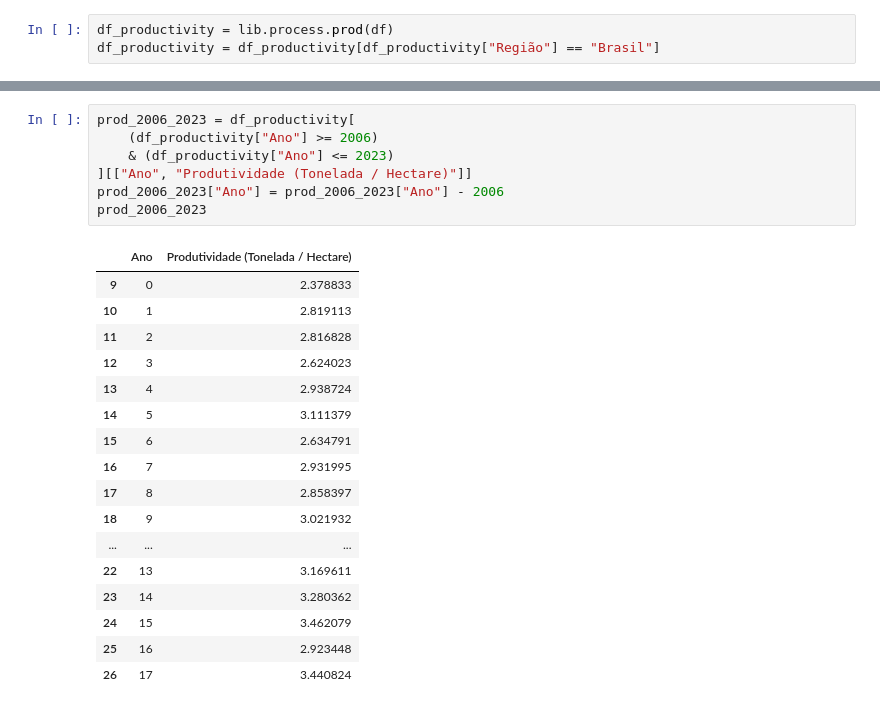
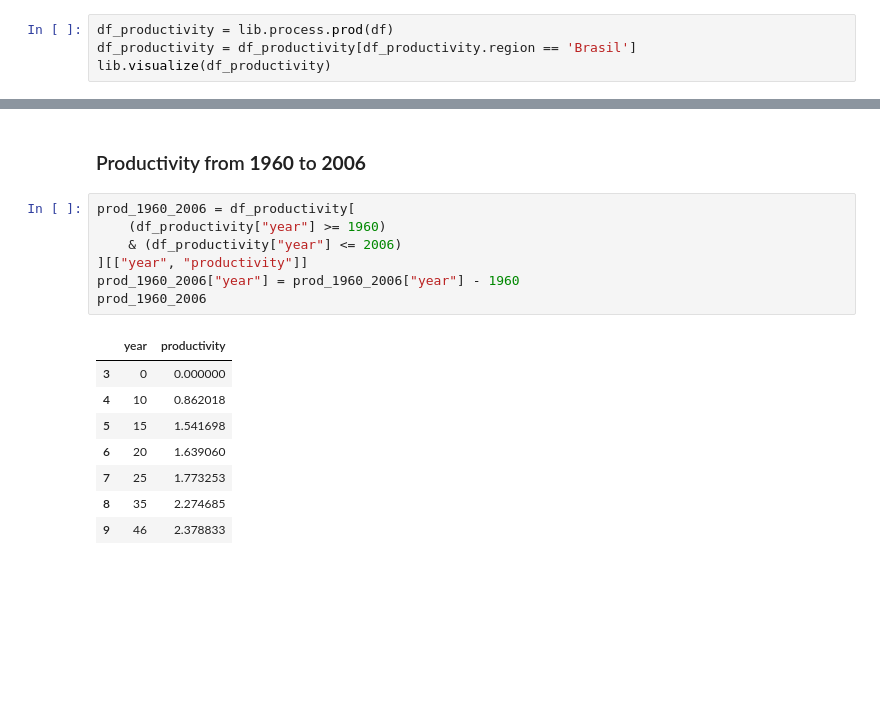
Before and after one commit to Yowgf/brazil-soy-production, a Jupyter notebook: src/explore.ipynb, the cells around one changed output, grey strips where cells are left out. Drawn from its saved outputs; the diff is of its cells as text; blank space fills up the shorter version.

```diff
--- a/src/explore.ipynb
+++ b/src/explore.ipynb
@@ -22,3 +27,4 @@ lib.visualize(df)
 # %%
 df_productivity = lib.process.prod(df)
-df_productivity = df_productivity[df_productivity["Região"] == "Brasil"]
+df_productivity = df_productivity[df_productivity.region == 'Brasil']
+lib.visualize(df_productivity)
@@ -41,25 +34,18 @@ prod_1960_2006
+# %% [markdown]
+### Productivity from **1960** to **2006**
 # %%
-prod_2006_2023 = df_productivity[
-    (df_productivity["Ano"] >= 2006)
-    & (df_productivity["Ano"] <= 2023)
-][["Ano", "Produtividade (Tonelada / Hectare)"]]
-prod_2006_2023["Ano"] = prod_2006_2023["Ano"] - 2006
-prod_2006_2023
+prod_1960_2006 = df_productivity[
+    (df_productivity["year"] >= 1960)
+    & (df_productivity["year"] <= 2006)
+][["year", "productivity"]]
+prod_1960_2006["year"] = prod_1960_2006["year"] - 1960
+prod_1960_2006
 # %% [output]
-|  | Ano | Produtividade (Tonelada / Hectare) |
-| 9 | 0 | 2.378833 |
-| 10 | 1 | 2.819113 |
-| 11 | 2 | 2.816828 |
-| 12 | 3 | 2.624023 |
-| 13 | 4 | 2.938724 |
-| 14 | 5 | 3.111379 |
-| 15 | 6 | 2.634791 |
-| 16 | 7 | 2.931995 |
-| 17 | 8 | 2.858397 |
-| 18 | 9 | 3.021932 |
-| ... | ... | ... |
-| 22 | 13 | 3.169611 |
-| 23 | 14 | 3.280362 |
-| 24 | 15 | 3.462079 |
-| 25 | 16 | 2.923448 |
-| 26 | 17 | 3.440824 |
+|  | year | productivity |
+| 3 | 0 | 0.000000 |
+| 4 | 10 | 0.862018 |
+| 5 | 15 | 1.541698 |
+| 6 | 20 | 1.639060 |
+| 7 | 25 | 1.773253 |
+| 8 | 35 | 2.274685 |
+| 9 | 46 | 2.378833 |
```
Also changed, not shown: parts of 9 cells of this notebook, 12 other files.
